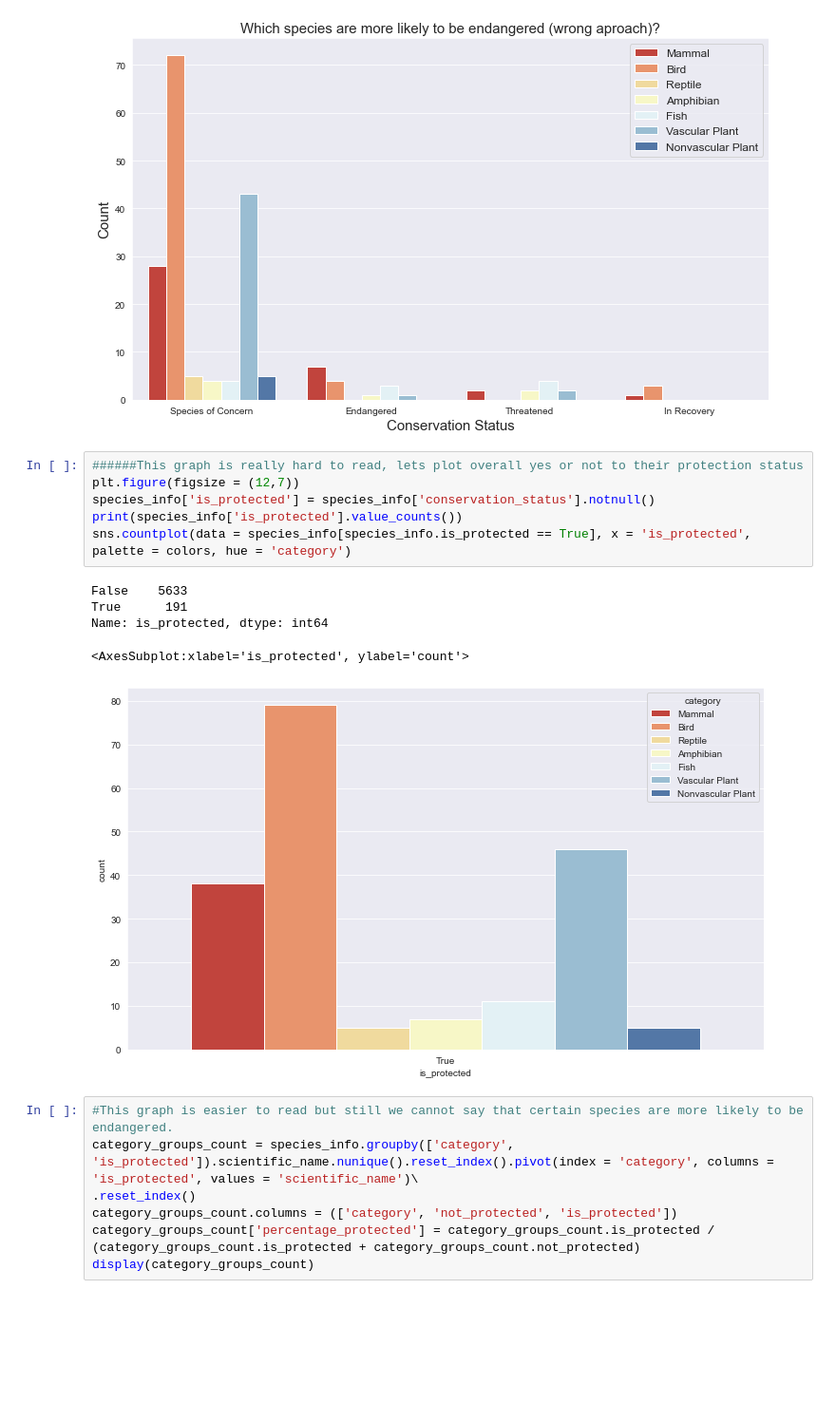
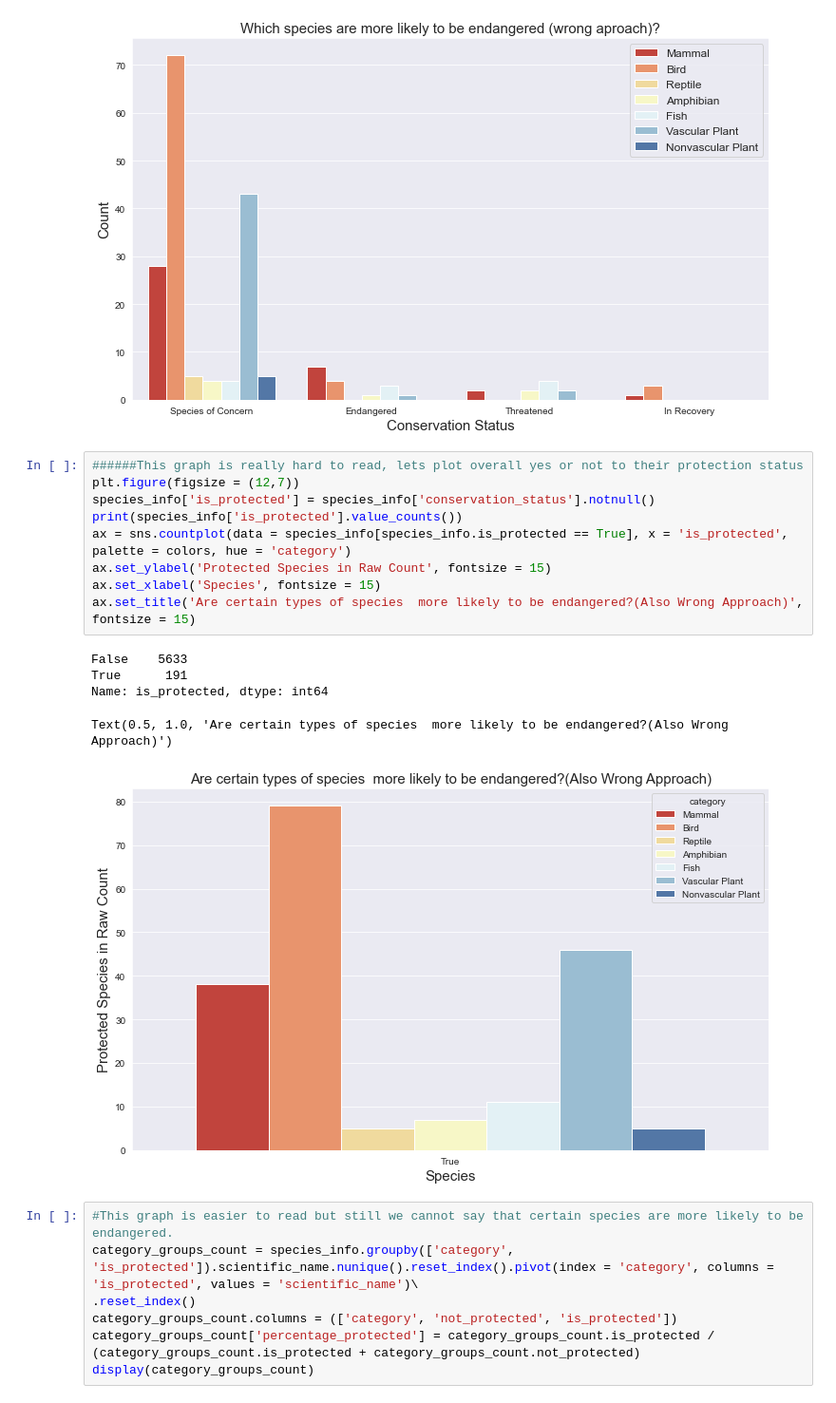
Before and after one commit to Tutaj/biodiversity-in-national-parks, a Jupyter notebook: biodiversity.ipynb, the cells around one changed output. Shown at 95% size. Saved outputs shown, nothing was run; the diff lists cells and outputs as text; blank space fills up the shorter version.

```diff
--- a/biodiversity.ipynb
+++ b/biodiversity.ipynb
@@ -101,15 +101,18 @@ Text(0.5, 1.0, 'Which species are more likely to be endangered (wrong aproach)?'
 # %%
 ######This graph is really hard to read, lets plot overall yes or not to their protection status
 plt.figure(figsize = (12,7))
 species_info['is_protected'] = species_info['conservation_status'].notnull()
 print(species_info['is_protected'].value_counts())
-sns.countplot(data = species_info[species_info.is_protected == True], x = 'is_protected', palette = colors, hue = 'category')
+ax = sns.countplot(data = species_info[species_info.is_protected == True], x = 'is_protected', palette = colors, hue = 'category')
+ax.set_ylabel('Protected Species in Raw Count', fontsize = 15)
+ax.set_xlabel('Species', fontsize = 15)
+ax.set_title('Are certain types of species  more likely to be endangered?(Also Wrong Approach)', fontsize = 15)
 # %% [output]
 False    5633
 True      191
 Name: is_protected, dtype: int64
-<AxesSubplot:xlabel='is_protected', ylabel='count'>
+Text(0.5, 1.0, 'Are certain types of species  more likely to be endangered?(Also Wrong Approach)')
-[figure, old version]
+[figure, new version]
 # %%
 #This graph is easier to read but still we cannot say that certain species are more likely to be endangered.
 category_groups_count = species_info.groupby(['category', 'is_protected']).scientific_name.nunique().reset_index().pivot(index = 'category', columns = 'is_protected', values = 'scientific_name')\
```
Also changed, not shown: parts of 1 cell of this notebook.
